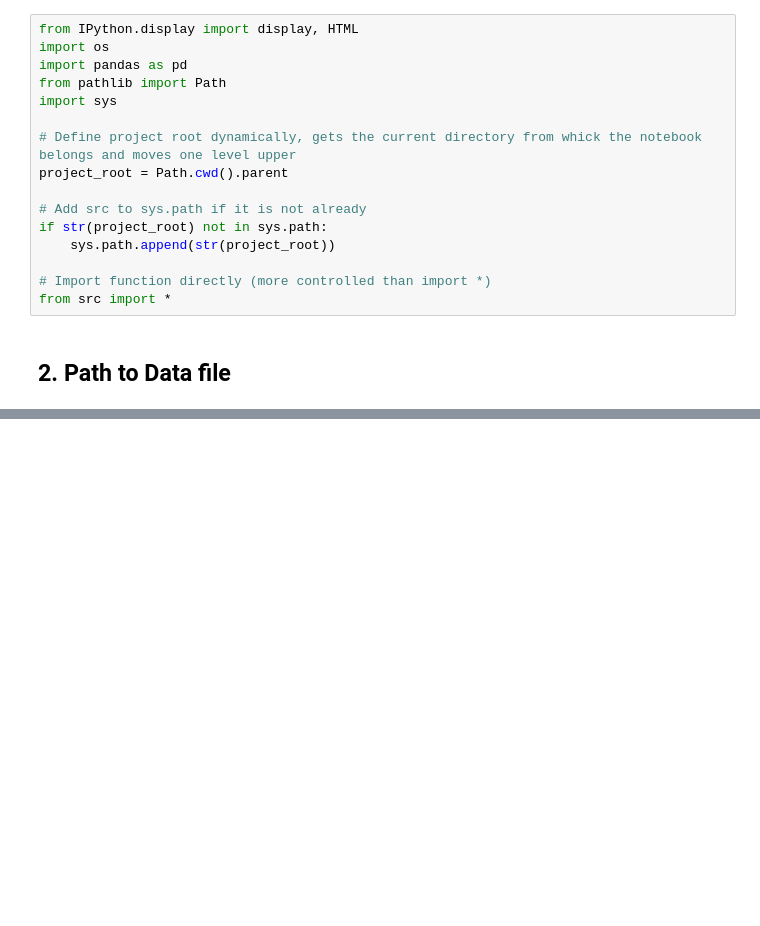
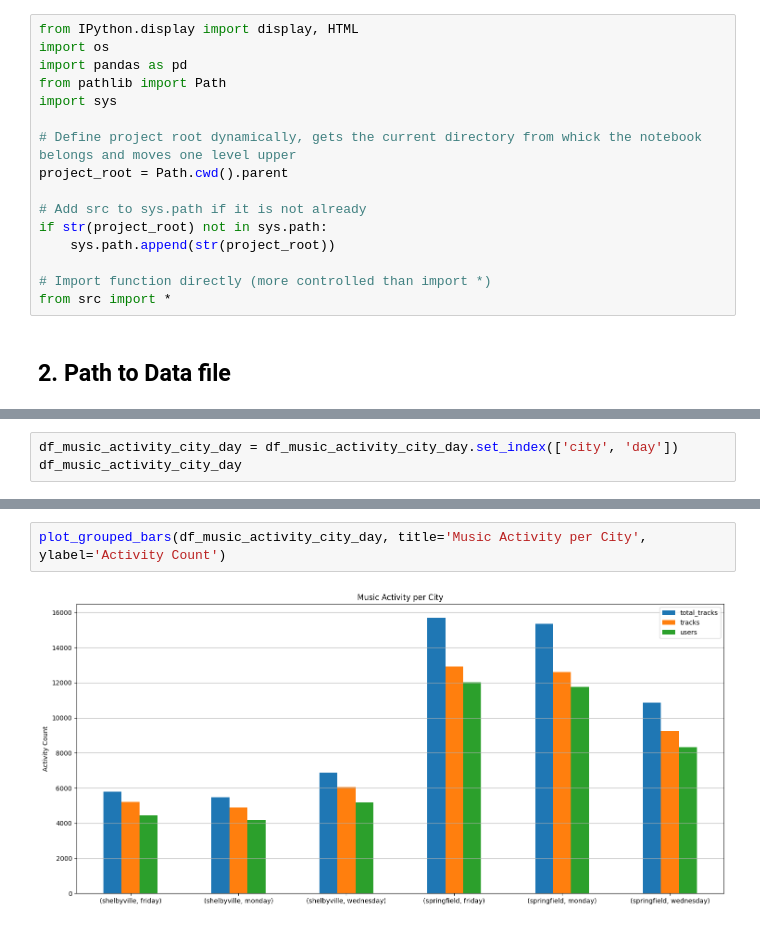
Before and after one commit to LuisPastranaLemus/P_20250423_Music_activity_analysis, a Jupyter notebook: notebooks/03_eda.ipynb, the cells around one changed output, grey strips where cells are left out. Cells and saved outputs as stored; diff of their text form; blank space fills up the shorter version.

```diff
--- a/notebooks/03_eda.ipynb
+++ b/notebooks/03_eda.ipynb
@@ -67,0 +45,3 @@ dtype: object
+# %%
+df_music_activity_city_day = df_music_activity_city_day.set_index(['city', 'day'])
+df_music_activity_city_day
@@ -67,0 +57,4 @@ dtype: object
+# %%
+plot_grouped_bars(df_music_activity_city_day, title='Music Activity per City', ylabel='Activity Count')
+# %% [output]
+[figure, added]
```
Also changed, not shown: parts of 10 cells of this notebook, 5 other files.
